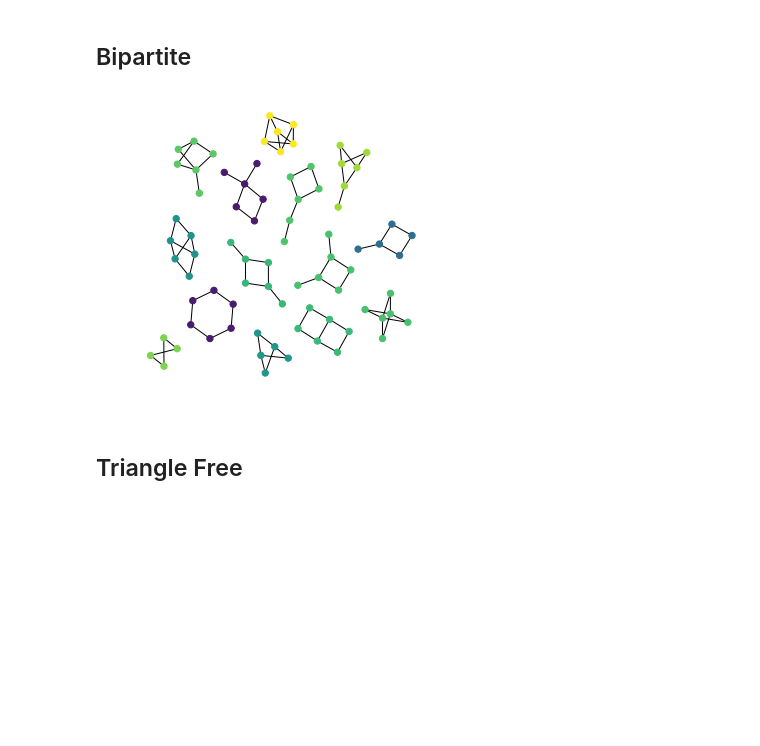
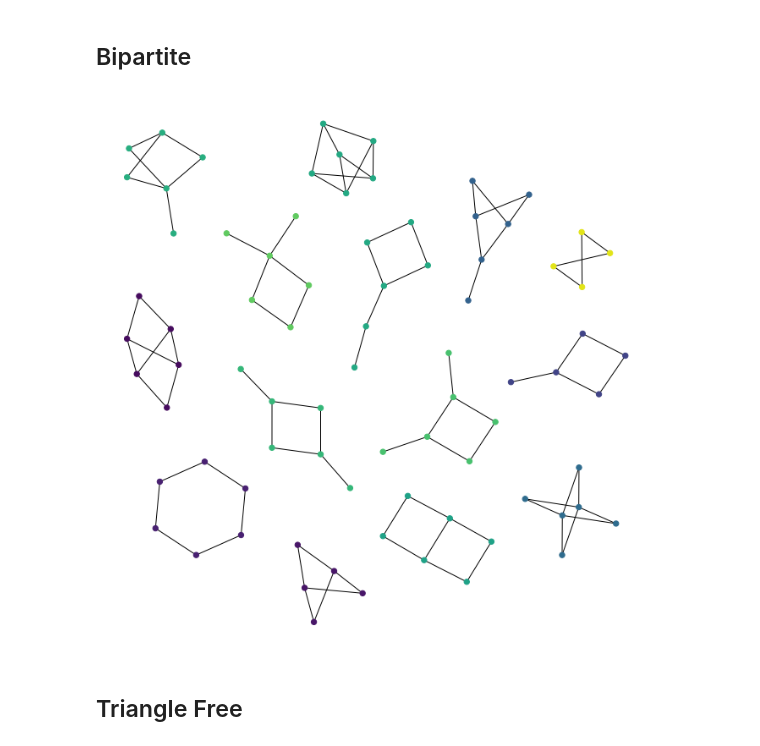
Before and after one commit to rvf0068/graph-classes-pictures, a Jupyter notebook: classes.ipynb, the cells around one changed output. Saved outputs shown, nothing was run; the diff lists cells and outputs as text; code cells hidden in the pictures; blank space fills up the shorter version.

```diff
--- a/classes.ipynb
+++ b/classes.ipynb
@@ -48,10 +53,11 @@ the_picture(nx.is_tree)
 # %%
 def bipartite_not_tree(graph):
     return nx.is_connected(graph) and nx.is_bipartite(graph) and not nx.is_tree(graph)
 
+plt.figure(figsize=(9,9))
 the_picture(bipartite_not_tree)
 # %% [output]
-[figure, old version]
+[figure, new version]
 # %% [markdown]
 ## Triangle Free
 # %%
```
Also changed, not shown: parts of 7 cells of this notebook.
